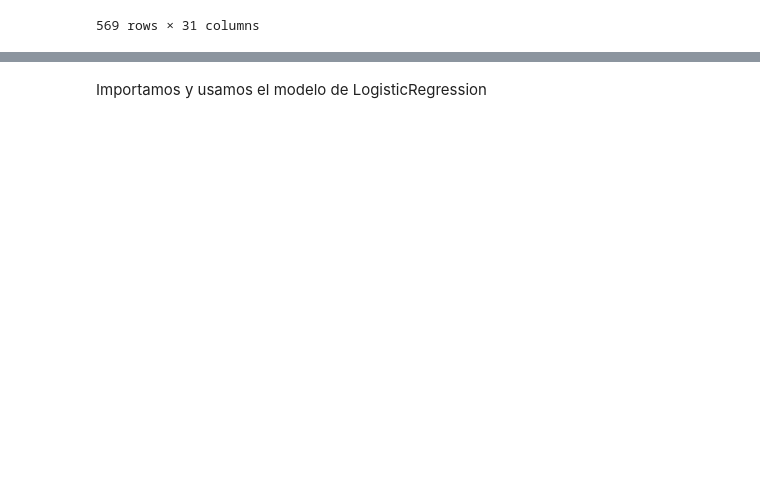
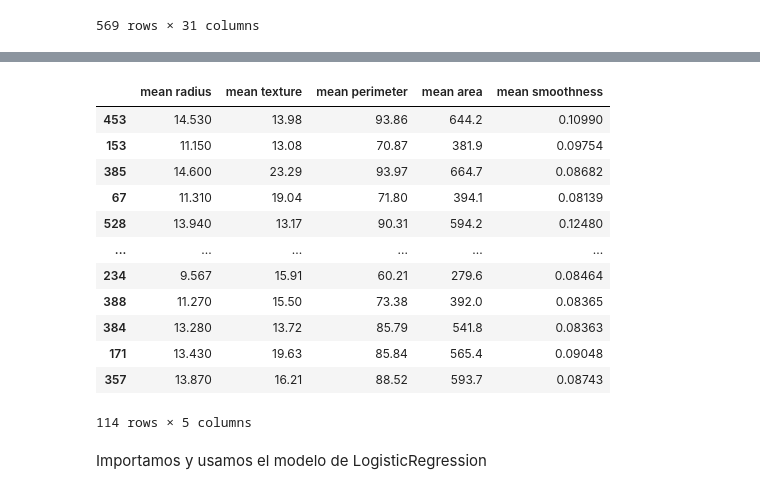
Before and after one commit to Sergio-Ibarra-1795/Diplomado_UNAM_DC_Full_gitHub, a Jupyter notebook: Modulo6_Aprendizaje_supervisado/Modulo6_09_Regresion_Logistica.ipynb, the cells around one changed output, grey strips where cells are left out. Saved outputs shown, nothing was run; the diff lists cells and outputs as text; code cells hidden in the pictures; blank space fills up the shorter version.

```diff
--- a/Modulo6_Aprendizaje_supervisado/Modulo6_09_Regresion_Logistica.ipynb
+++ b/Modulo6_Aprendizaje_supervisado/Modulo6_09_Regresion_Logistica.ipynb
@@ -30,0 +33,3 @@ tabla.frame
+# %%
+y_breast_cancer = tabla_breast_cancer['target']
+y_breast_cancer
@@ -40,3 +82,23 @@ X_train, X_test, y_train, y_test = train_test_split(X,y,test_size=0.2,random_sta
+# %%
+## Separacion en train y test
+from sklearn.model_selection import train_test_split
+
+X_breast_cancer_train, X_breast_cancer_test, y_breast_cancer_train, y_breast_cancer_test = train_test_split(X_breast_cancer,y_breast_cancer,test_size=0.2,random_state = 2022)
+X_breast_cancer_test
+# %% [output]
+|  | mean radius | mean texture | mean perimeter | mean area | mean smoothness |
+| 453 | 14.530 | 13.98 | 93.86 | 644.2 | 0.10990 |
+| 153 | 11.150 | 13.08 | 70.87 | 381.9 | 0.09754 |
+| 385 | 14.600 | 23.29 | 93.97 | 664.7 | 0.08682 |
+| 67 | 11.310 | 19.04 | 71.80 | 394.1 | 0.08139 |
+| 528 | 13.940 | 13.17 | 90.31 | 594.2 | 0.12480 |
+| ... | ... | ... | ... | ... | ... |
+| 234 | 9.567 | 15.91 | 60.21 | 279.6 | 0.08464 |
+| 388 | 11.270 | 15.50 | 73.38 | 392.0 | 0.08365 |
+| 384 | 13.280 | 13.72 | 85.79 | 541.8 | 0.08363 |
+| 171 | 13.430 | 19.63 | 85.84 | 565.4 | 0.09048 |
+| 357 | 13.870 | 16.21 | 88.52 | 593.7 | 0.08743 |
+114 rows × 5 columns
 # %% [markdown]
 Importamos y usamos el modelo de LogisticRegression
 # %%
```
Also changed, not shown: parts of 11 cells of this notebook.
